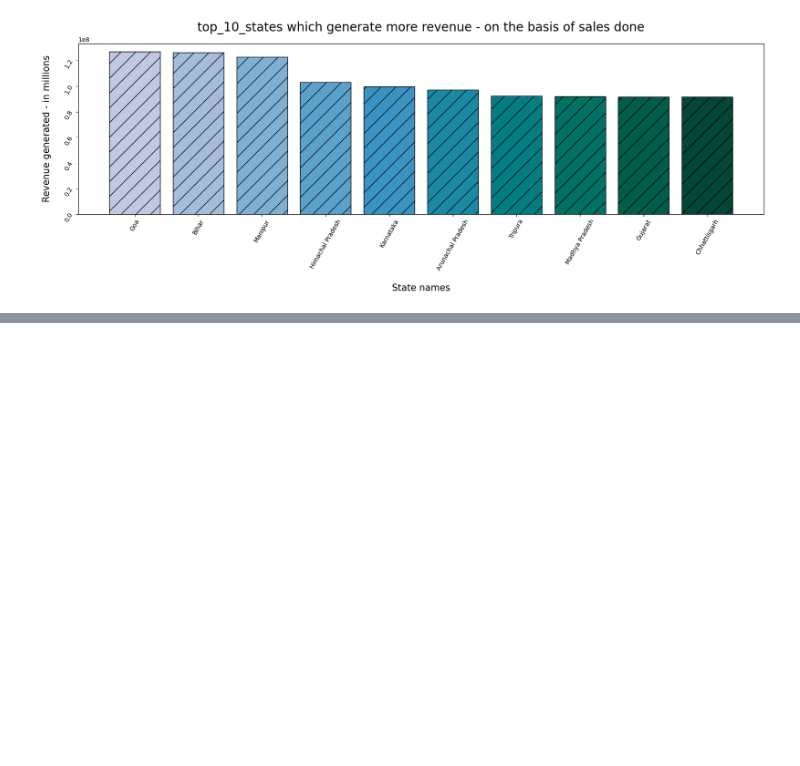
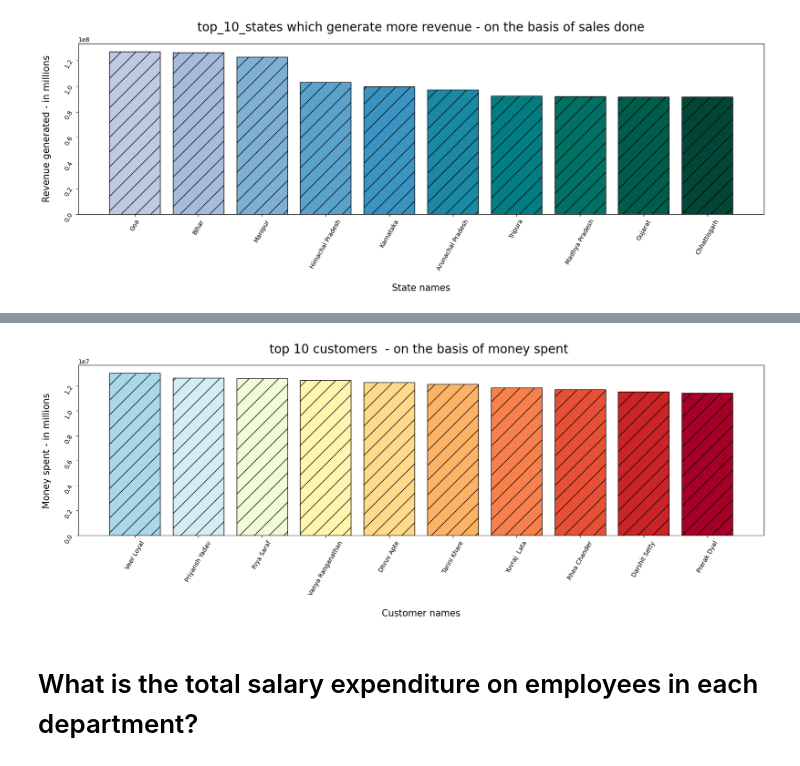
Before and after one commit to Anikaitmalik/Swift_market_data_analysis, a Jupyter notebook: swiftmarket.ipynb, the cells around one changed output, grey strips where cells are left out. Saved outputs shown, nothing was run; the diff lists cells and outputs as text; code cells hidden in the pictures; blank space fills up the shorter version.

```diff
--- a/swiftmarket.ipynb
+++ b/swiftmarket.ipynb
@@ -760,0 +763,9 @@ plt.show()
+# %%
+query = """ select sd.CustomerID , concat(c.firstname , " ",c.lastname) as customer_name , sum(sd.totalprice) as customer_expenditure
+from customers as c
+join salesdata as sd
+on c.CustomerID = sd.CustomerID
+group by sd.CustomerID
+order by customer_expenditure desc;"""
+
+df = read_query(query)
@@ -760,0 +790,2 @@ plt.show()
+# %%
+df = df.iloc[ :10 , : ]
@@ -760,0 +819,25 @@ plt.show()
+# %%
+customername = df["customer_name"].values
+customersale = df["customer_expenditure"].astype(float).values
+# %%
+cmap_values = np.linspace(0.3,1,10)
+cmap = plt.cm.RdYlBu_r(cmap_values)
+# %%
+plt.figure(figsize =(20,5))
+
+plt.bar(x = customername , height = customersale, color = cmap , edgecolor = "black" , hatch = "/")
+
+
+
+plt.title("top 10 customers  - on the basis of money spent ", pad = 20 , size = 20 )
+plt.xlabel("Customer names" , labelpad = 20, size = 15 )
+plt.ylabel("Money spent - in millions", labelpad = 20, size = 15 )
+
+plt.xticks(size =10 ,rotation = 60)
+plt.yticks(size = 10 ,rotation = 60)
+
+plt.show()
+# %% [output]
+[figure, added]
+# %% [markdown]
+# What is the total salary expenditure on employees in each department?
```
Also changed, not shown: parts of 19 cells of this notebook.
